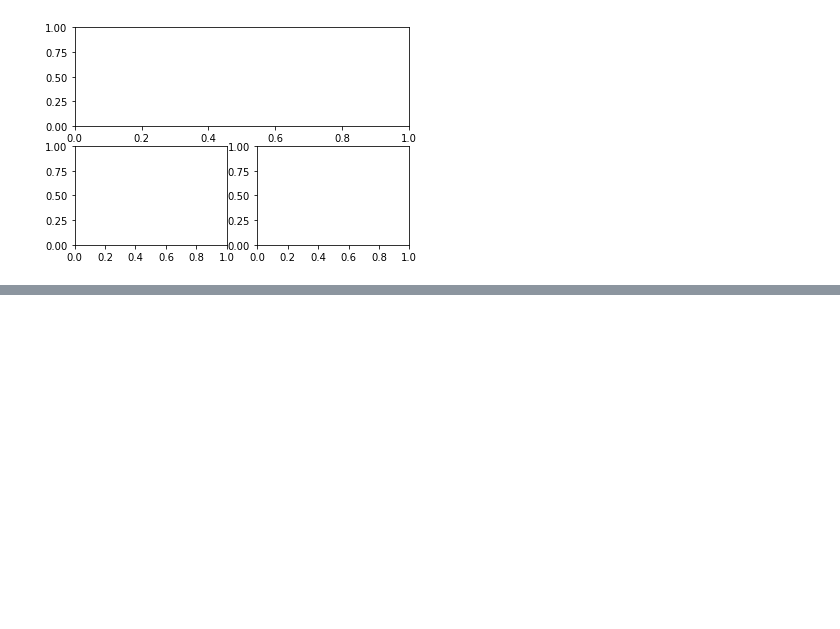
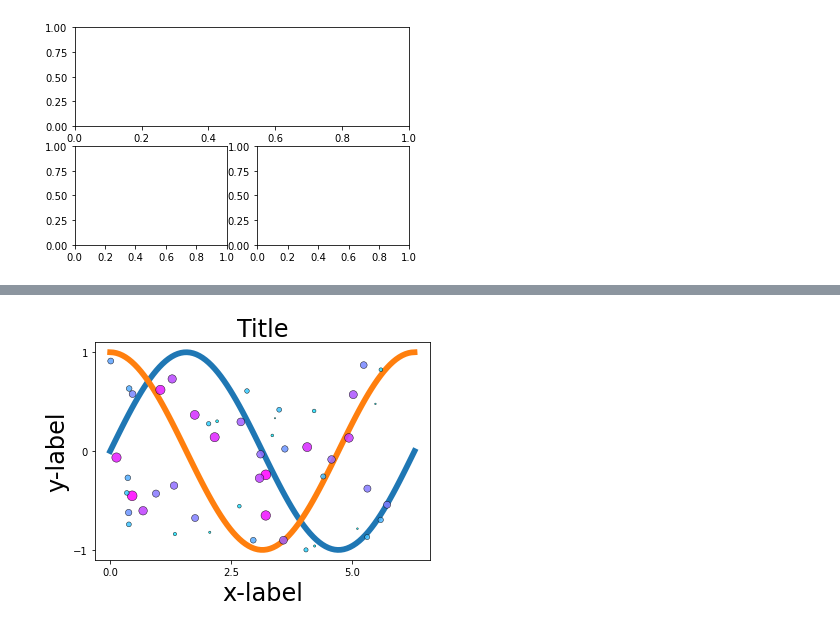
Before and after one commit to luiggix/Python_cero_a_experto, a Jupyter notebook: T17_Matplotlib.ipynb, the cells around one changed output, grey strips where cells are left out. Drawn from its saved outputs; the diff is of its cells as text; code cells hidden in the pictures; blank space fills up the shorter version.

```diff
--- a/T17_Matplotlib.ipynb
+++ b/T17_Matplotlib.ipynb
@@ -274,0 +265,20 @@ plt.scatter(r[0], r[1])
+# %%
+def grafica(ax, fontsize=12):
+    ax.scatter(r[0], r[1], s=area, c=area, cmap='cool', edgecolor='k', lw=0.5,
+               alpha=0.85, zorder=2)
+    ax.plot(x, y1, ls='-', lw=5.75, zorder=1)
+    ax.plot(x, y2, ls='-', lw=5.75, zorder=1)
+
+    ax.locator_params(nbins=3) # Ticks en ambos ejes
+    ax.set_xlabel('x-label', fontsize=fontsize)
+    ax.set_ylabel('y-label', fontsize=fontsize)
+    ax.set_title('Title', fontsize=fontsize)
+# %%
+# Algunas veces los títulos, las etiquetas de los ejes o los ticklabels pueden
+# quedar fuera de la gráfica
+fig, ax = plt.subplots()
+grafica(ax, fontsize=24)
+#plt.tight_layout()    # Ajusta la gráfica automáticamente
+plt.savefig('figura_tight.pdf')
+# %% [output]
+[figure, added]
```
Also changed, not shown: parts of 20 cells of this notebook, 4 other files.
